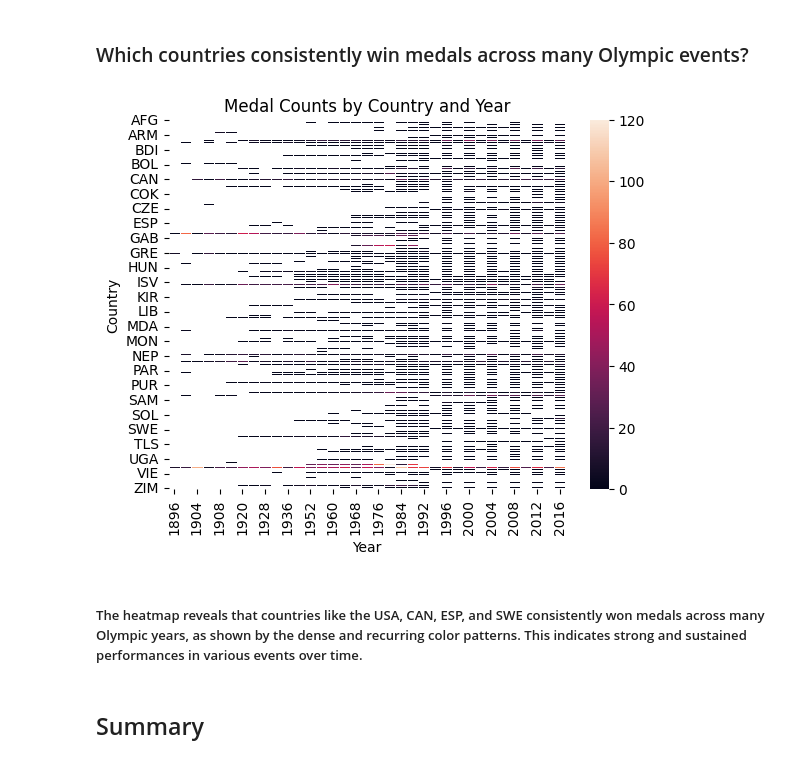
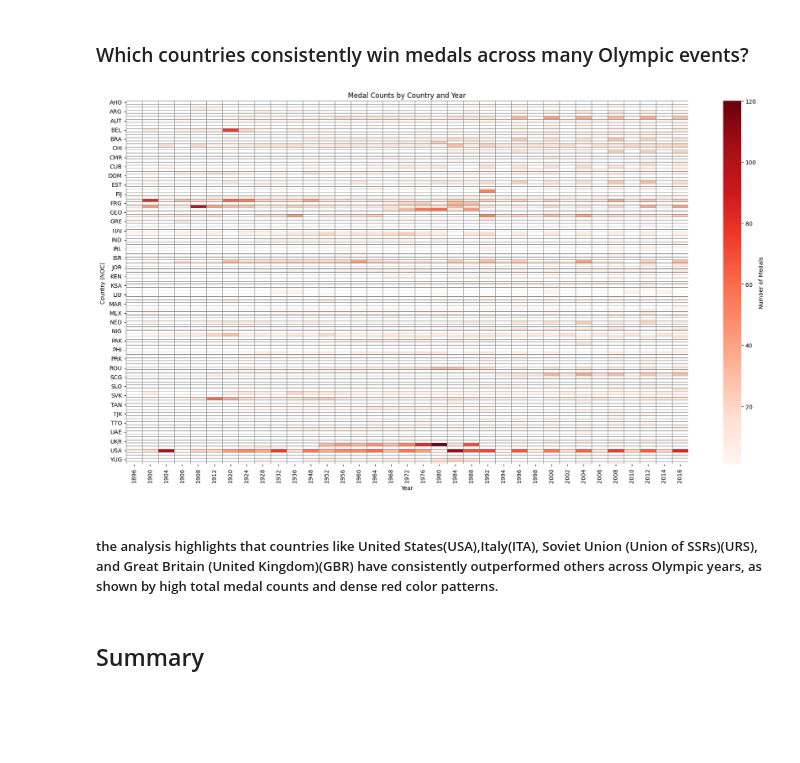
Before and after one commit to vyomkorat/Tops-Tech, a Jupyter notebook: Core Python/Assessment/EDA/EDA.ipynb, the cells around one changed output. Cells and saved outputs as stored; diff of their text form; code cells hidden in the pictures; blank space fills up the shorter version.

```diff
--- a/Core Python/Assessment/EDA/EDA.ipynb
+++ b/Core Python/Assessment/EDA/EDA.ipynb
@@ -414,16 +428,19 @@ plt.show()
 # %% [markdown]
 ### Which countries consistently win medals across many Olympic events?
 # %%
-medals_by_country = data.pivot_table(index="NOC", columns="Year", values="Medal", aggfunc="count")
-sns.heatmap(medals_by_country, linewidths=0.5)
+medal_data = data.dropna(subset=['Medal'])
+medals_by_country = medal_data.pivot_table(index="NOC",columns="Year",values="Medal",aggfunc="count")
+plt.figure(figsize=(18, 10))
+sns.heatmap(medals_by_country,cmap="Reds",linewidths=0.5,linecolor='gray',annot=False,cbar_kws={'label': 'Number of Medals'})
 plt.title("Medal Counts by Country and Year")
 plt.xlabel("Year")
-plt.ylabel("Country")
+plt.ylabel("Country (NOC)")
+plt.tight_layout()
 plt.show()
 # %% [output]
-[figure, old version]
+[figure, new version]
 # %% [markdown]
-##### The heatmap reveals that countries like the USA, CAN, ESP, and SWE consistently won medals across many Olympic years, as shown by the dense and recurring color patterns. This indicates strong and sustained performances in various events over time.
+##### the analysis highlights that countries like United States(USA),Italy(ITA), Soviet Union (Union of SSRs)(URS), and Great Britain (United Kingdom)(GBR) have consistently outperformed others across Olympic years, as shown by high total medal counts and dense red color patterns.
 # %% [markdown]
 ## Summary
 # %% [markdown]
```
Also changed, not shown: parts of 8 cells of this notebook, 22 other files.
